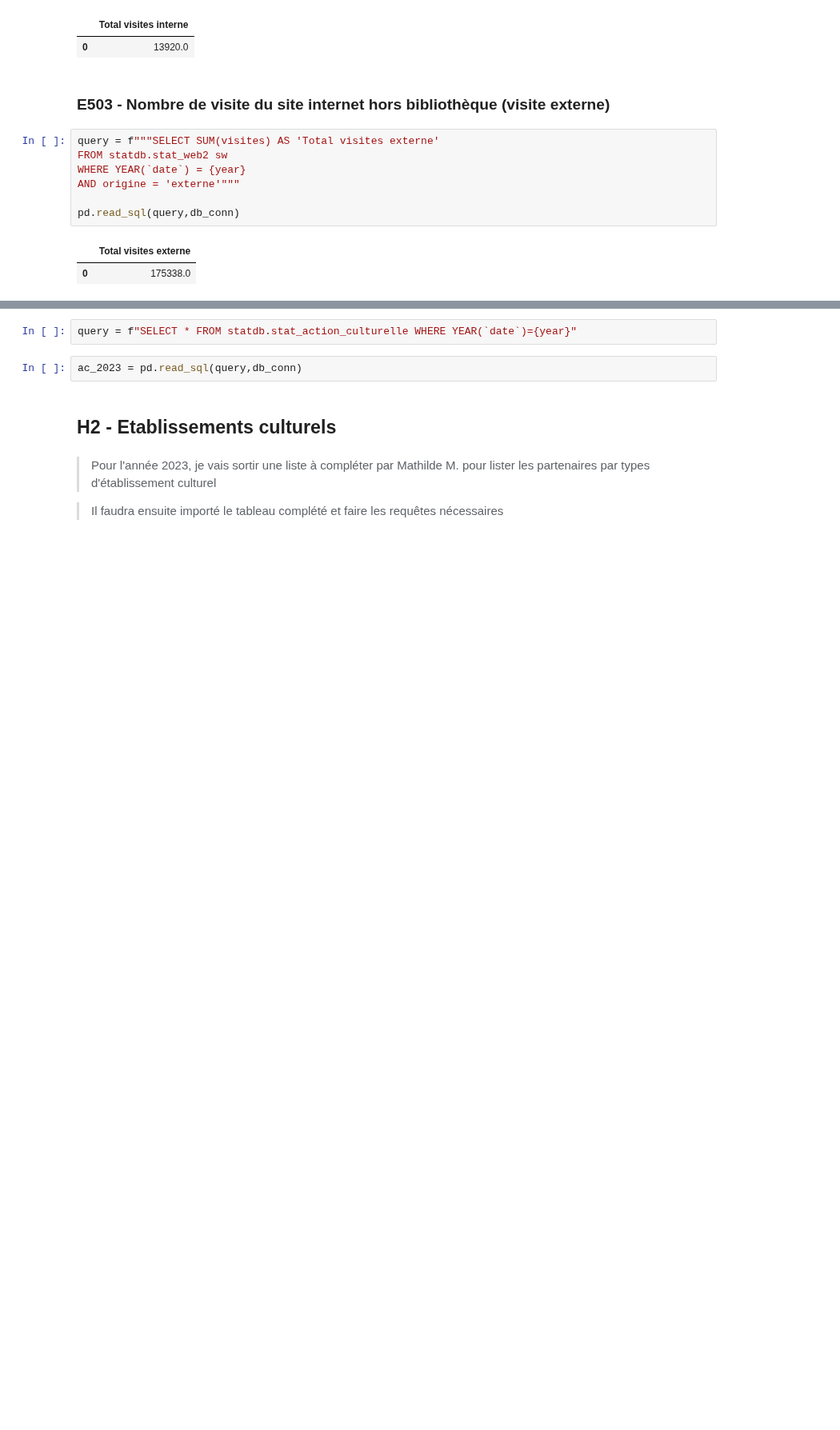
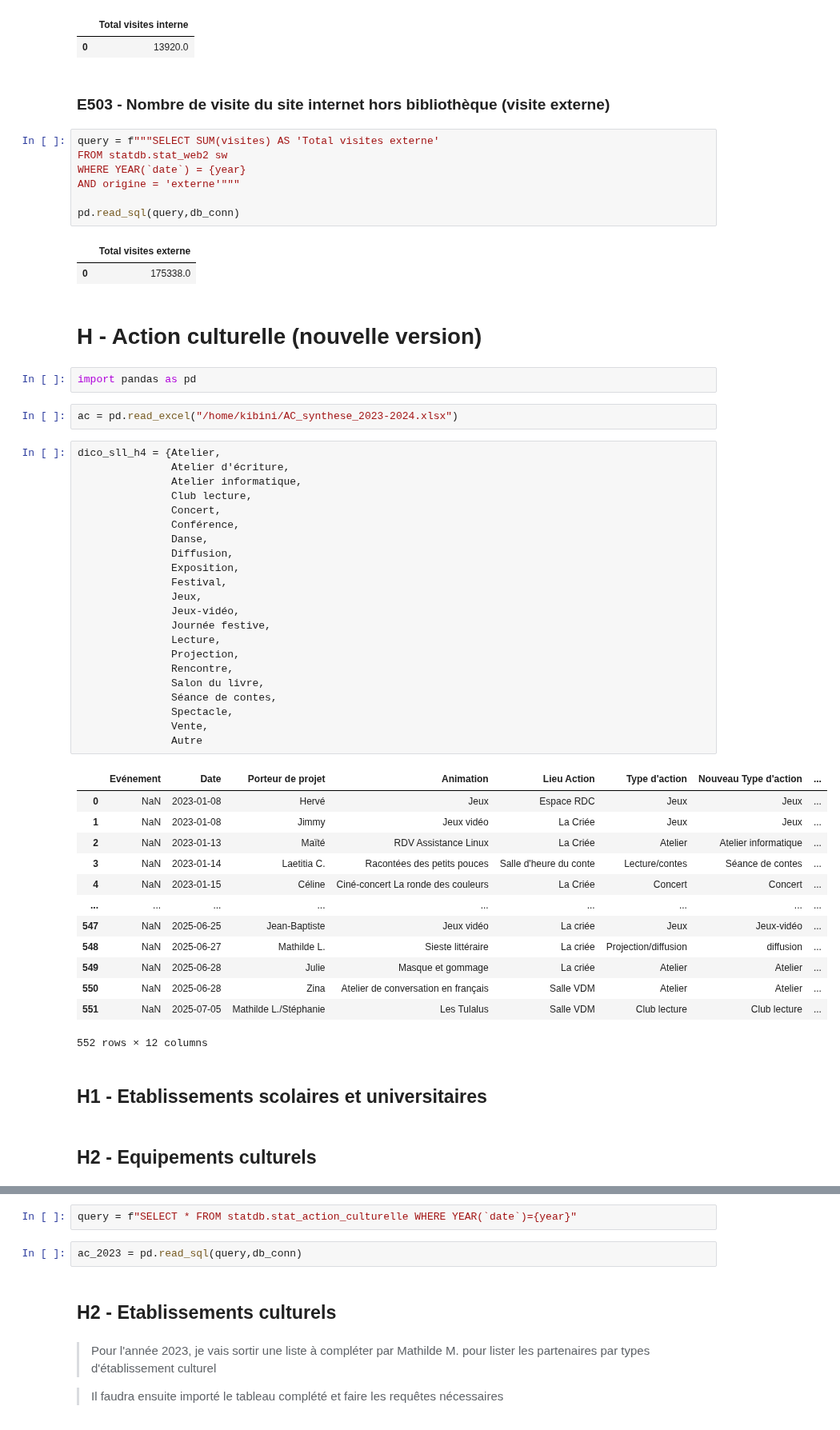
Before and after one commit to medrbx/kibini2, a Jupyter notebook: kibini/notebook_sll.ipynb, the cells around one changed output, grey strips where cells are left out. Shown at 80% size. Cells and saved outputs as stored; diff of their text form; blank space fills up the shorter version.

```diff
--- a/kibini/notebook_sll.ipynb
+++ b/kibini/notebook_sll.ipynb
@@ -921,3 +921,49 @@ pd.read_sql(query,db_conn)
 # %% [output]
 |  | Total visites externe |
 | 0 | 175338.0 |
+# %% [markdown]
+# H - Action culturelle (nouvelle version)
+# %%
+import pandas as pd
+# %%
+ac = pd.read_excel("/home/kibini/AC_synthese_2023-2024.xlsx")
+# %%
+dico_sll_h4 = {Atelier,
+               Atelier d'écriture,
+               Atelier informatique,
+               Club lecture,
+               Concert,
+               Conférence,
+               Danse,
+               Diffusion,
+               Exposition,
+               Festival,
+               Jeux,
+               Jeux-vidéo,
+               Journée festive,
+               Lecture,
+               Projection,
+               Rencontre,
+               Salon du livre,
+               Séance de contes,
+               Spectacle,
+               Vente,
+               Autre
+# %% [output]
+|  | Evénement | Date | Porteur de projet | Animation | Lieu Action | Type d'action | Nouveau Type d'action | ... |
+| 0 | NaN | 2023-01-08 | Hervé | Jeux | Espace RDC | Jeux | Jeux | ... |
+| 1 | NaN | 2023-01-08 | Jimmy | Jeux vidéo | La Criée | Jeux | Jeux | ... |
+| 2 | NaN | 2023-01-13 | Maïté | RDV Assistance Linux | La Criée | Atelier | Atelier informatique | ... |
+| 3 | NaN | 2023-01-14 | Laetitia C. | Racontées des petits pouces | Salle d'heure du conte | Lecture/contes | Séance de contes | ... |
+| 4 | NaN | 2023-01-15 | Céline | Ciné-concert La ronde des couleurs | La Criée | Concert | Concert | ... |
+| ... | ... | ... | ... | ... | ... | ... | ... | ... |
+| 547 | NaN | 2025-06-25 | Jean-Baptiste | Jeux vidéo | La criée | Jeux | Jeux-vidéo | ... |
+| 548 | NaN | 2025-06-27 | Mathilde L. | Sieste littéraire | La criée | Projection/diffusion | diffusion | ... |
+| 549 | NaN | 2025-06-28 | Julie | Masque et gommage | La criée | Atelier | Atelier | ... |
+| 550 | NaN | 2025-06-28 | Zina | Atelier de conversation en français | Salle VDM | Atelier | Atelier | ... |
+| 551 | NaN | 2025-07-05 | Mathilde L./Stéphanie | Les Tulalus | Salle VDM | Club lecture | Club lecture | ... |
+552 rows × 12 columns
+# %% [markdown]
+## H1 - Etablissements scolaires et universitaires
+# %% [markdown]
+## H2 - Equipements culturels
```
Also changed, not shown: parts of 6 cells of this notebook.
